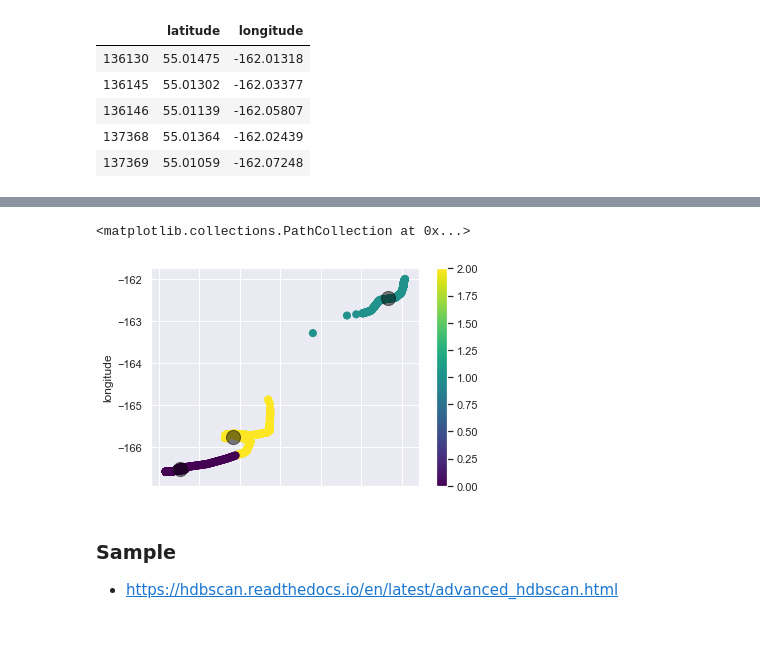
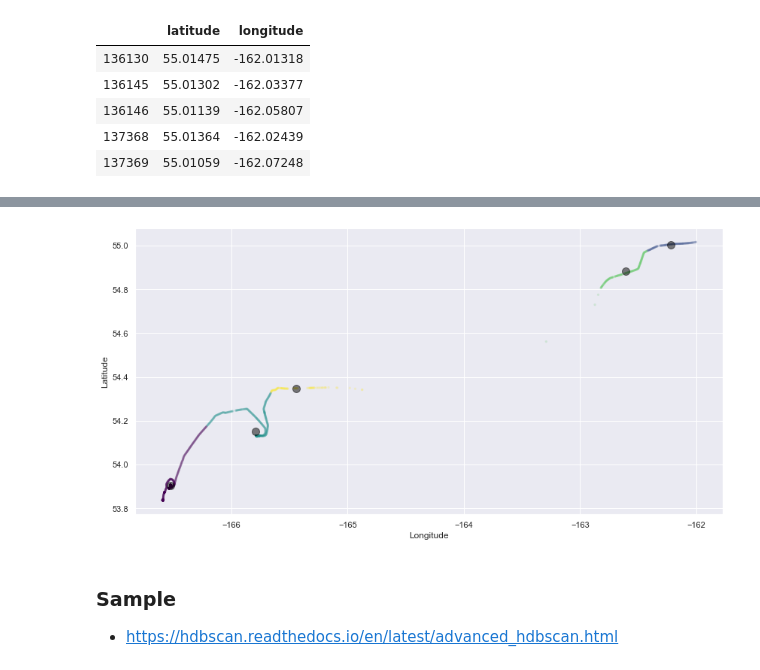
Before and after one commit to att-vault/vault, a Jupyter notebook: Notebook/AIS_Analyze_Vessel_Cluster.ipynb, the cells around one changed output, grey strips where cells are left out. Drawn from its saved outputs; the diff is of its cells as text; code cells hidden in the pictures; blank space fills up the shorter version.

```diff
--- a/Notebook/AIS_Analyze_Vessel_Cluster.ipynb
+++ b/Notebook/AIS_Analyze_Vessel_Cluster.ipynb
@@ -147,9 +146,15 @@ PingCluster
-# %%
-X.plot.scatter(x = 'latitude', y = 'longitude', c=df['cluster_label'], s=50, cmap='viridis')
-plt.scatter(centers[:, 0], centers[:, 1], c='black', s=200, alpha=0.5)
-# %% [output]
-<matplotlib.collections.PathCollection at 0x...>
-[figure, removed]
+# %%
+fig = plt.figure(figsize=(14,7))
+ax = fig.add_subplot()
+
+ax.scatter(df.longitude, df.latitude, s=10, lw=0, c=df['cluster_label'], cmap='viridis', alpha=0.2)
+ax.scatter(centers[:, 1], centers[:, 0], c='black', s=100, alpha=0.5)
+
+ax.set_xlabel('Longitude')
+ax.set_ylabel('Latitude')
+plt.show()
+# %% [output]
+[figure, added]
 # %% [markdown]
 ### Sample
 * https://hdbscan.readthedocs.io/en/latest/advanced_hdbscan.html
```
Also changed, not shown: parts of 4 cells of this notebook.
